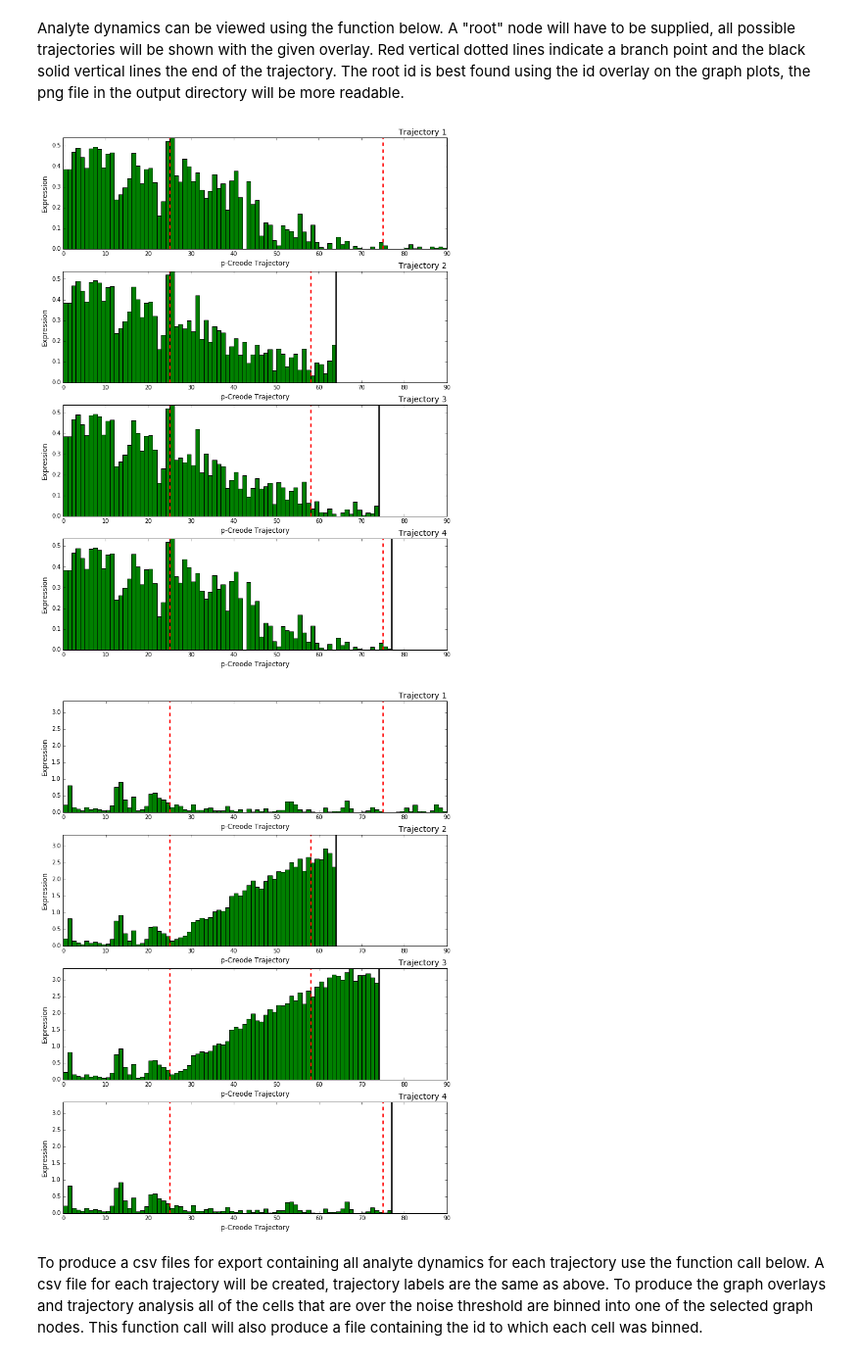
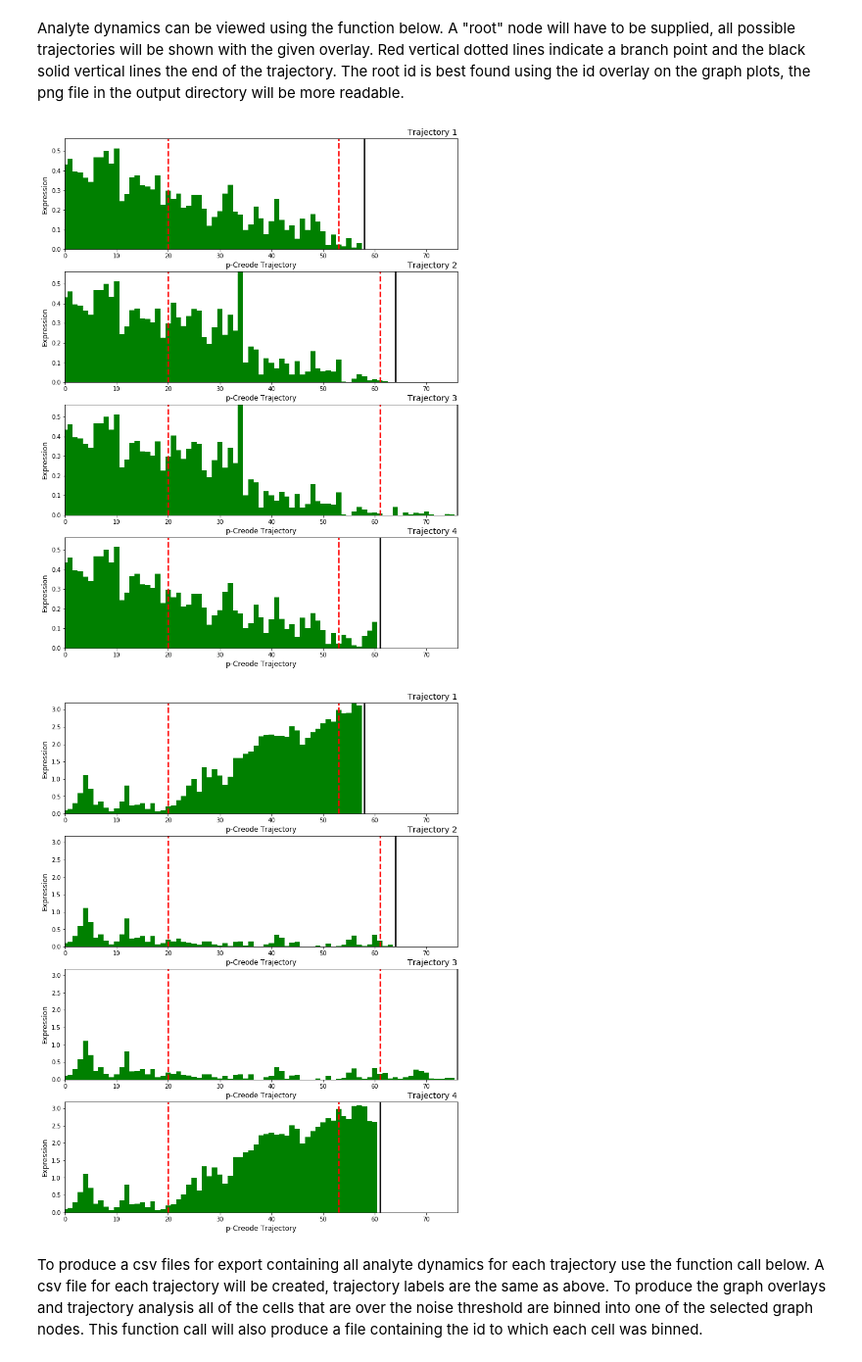
Before and after one commit to KenLauLab/pCreode, a Jupyter notebook: notebooks/pCreode_tutorial.ipynb, the cells around one changed output. Shown at 98% size. Saved outputs shown, nothing was run; the diff lists cells and outputs as text; code cells hidden in the pictures.

```diff
--- a/notebooks/pCreode_tutorial.ipynb
+++ b/notebooks/pCreode_tutorial.ipynb
@@ -39,3 +39,5 @@ file_nm = "/home/herrinca/Data/RNA_seq_creode/Myeloid/Myeloid_with_IDs.csv"
+# %%
+file_nm = "C:/Users/Ken Lau/Myeloid_with_IDs.csv"
 # %% [markdown]
 The pandas (pd) read_csv function is used to read in our file. If the file path above is incorrect you will see the fail here.
 # %%
@@ -238,3 +232,5 @@ file_path = "/home/herrinca/Desktop/test/"
+# %%
+file_path = "C:/Users/Ken Lau/test1/"
 # %%
 out_graph, out_ids = pcreode.pCreode( data=pca_reduced_data, density=density_1, noise=noise,
                                       target=target, file_path=file_path, num_runs=10)
@@ -280,5 +276,5 @@ Looking at the ranked graphs above (results will differ with each) we can select
 # %%
-gid = 5
+gid = 8
 # %% [markdown]
 To start analyzing the outputs from pcreode, we begin by initializing the Analysis class from pcreode. The graph_id is the graph run you are interesting in viewing, in this sepecific case it is the most representive graph. The file_path, data, and denstiy arguments should be the same as was used to produce the graph.
 # %%
@@ -330,13 +326,13 @@ analysis.plot_save_graph( seed=seed, overlay=data_raw.CD34, file_out='CD34_with_
 # %% [markdown]
 Analyte dynamics can be viewed using the function below. A "root" node will have to be supplied, all possible trajectories will be shown with the given overlay. Red vertical dotted lines indicate a branch point and the black solid vertical lines the end of the trajectory. The root id is best found using the id overlay on the graph plots, the png file in the output directory will be more readable.
 # %%
-analysis.plot_analyte_dynamics( data_raw.CD34, 0)
+analysis.plot_analyte_dynamics( data_raw.CD34, 2)
 # %% [output]
-[figure, old version]
+[figure, new version]
 # %%
-analysis.plot_analyte_dynamics( data_raw.ELANE, 0)
+analysis.plot_analyte_dynamics( data_raw.ELANE, 2)
 # %% [output]
-[figure, old version]
+[figure, new version]
 # %% [markdown]
 To produce a csv files for export containing all analyte dynamics for each trajectory use the function call below. A csv file for each trajectory will be created, trajectory labels are the same as above. To produce the graph overlays and trajectory analysis all of the cells that are over the noise threshold are binned into one of the selected graph nodes. This function call will also produce a file containing the id to which each cell was binned.
 # %%
```
Also changed, not shown: parts of 30 cells of this notebook.
